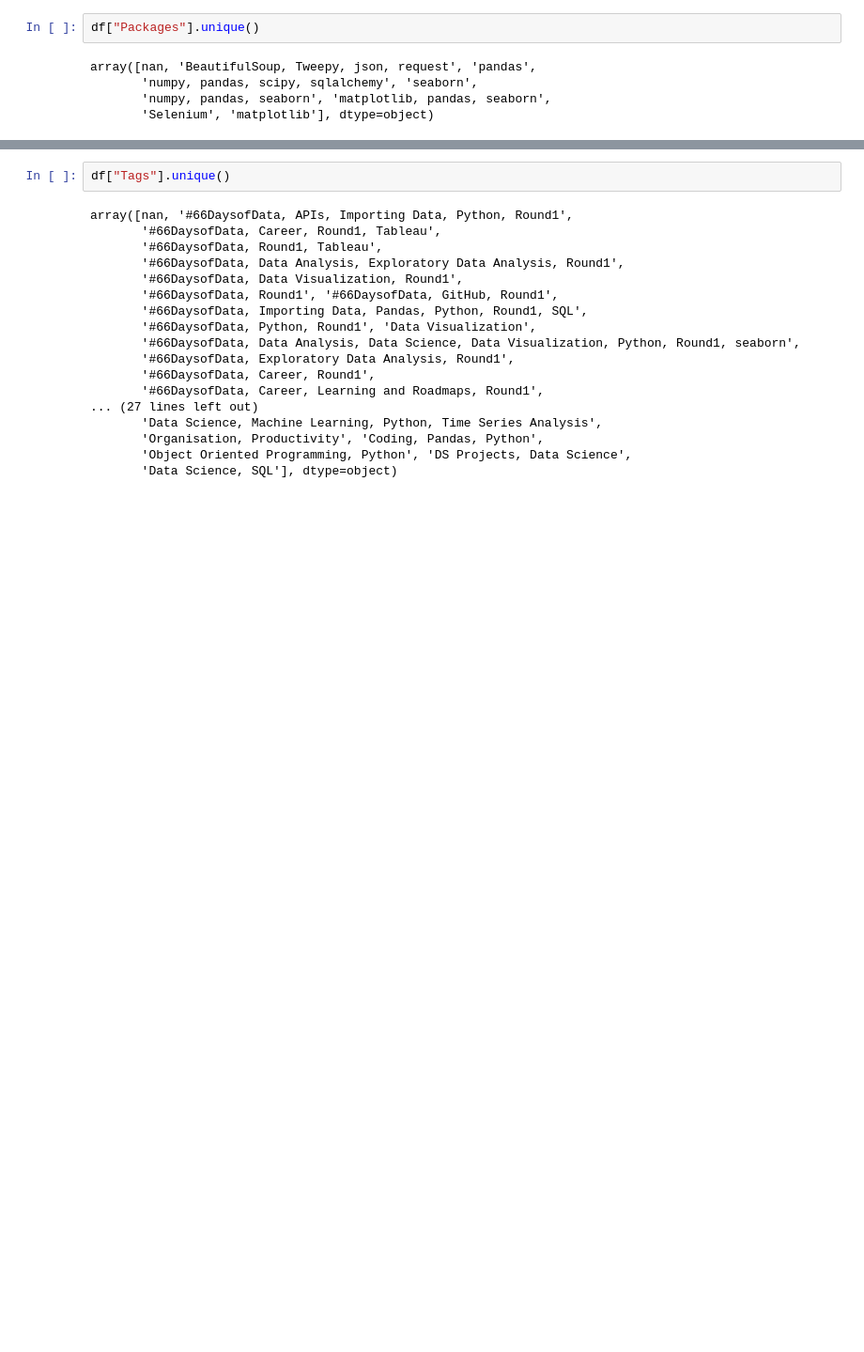
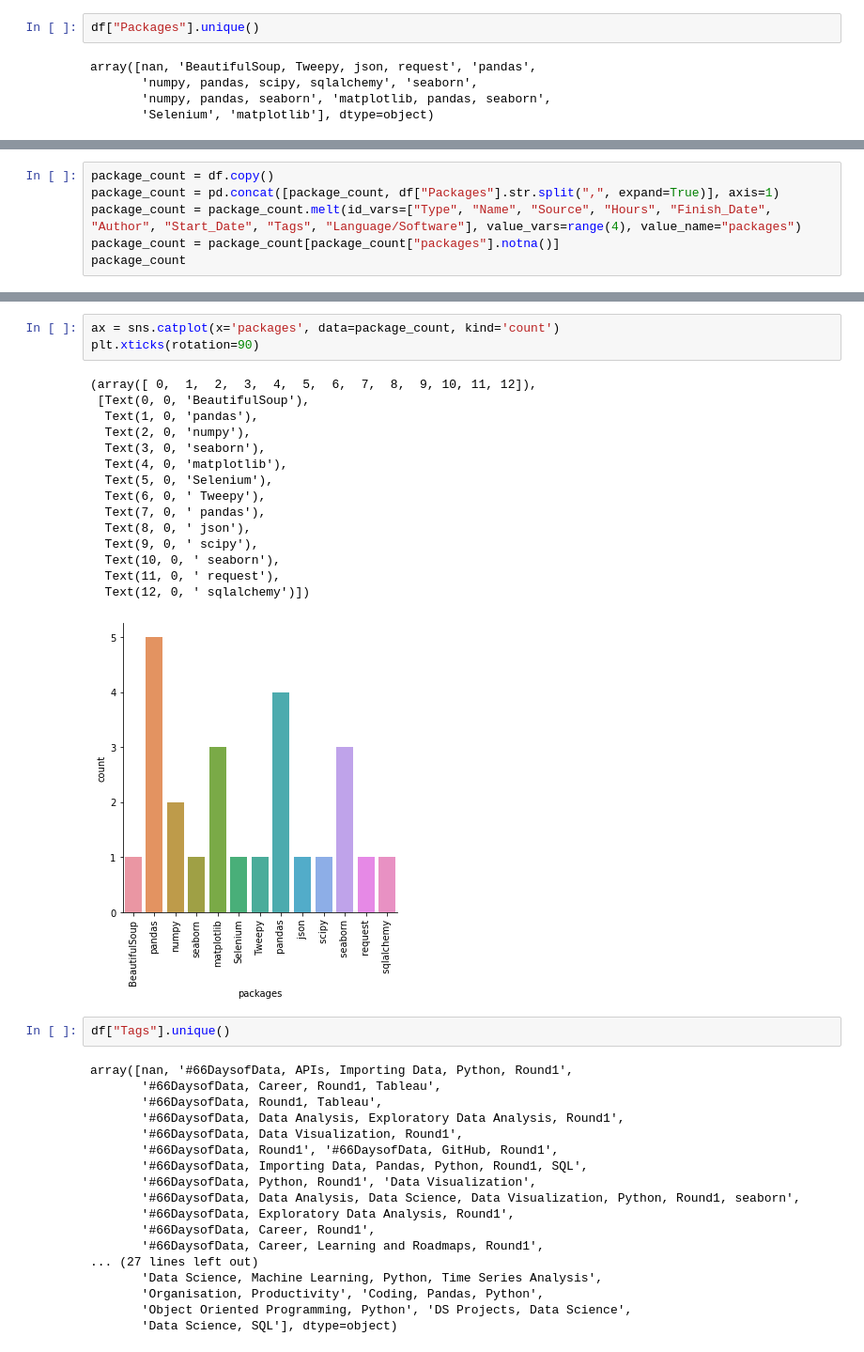
Before and after one commit to franco3x/Notion-66-Days-of-Data, a Jupyter notebook: Notion 66 Days of Data.ipynb, the cells around one changed output, grey strips where cells are left out. Shown at 94% size. Drawn from its saved outputs; the diff is of its cells as text; blank space fills up the shorter version.

Commit message:
split tags and packages

```diff
--- a/Notion 66 Days of Data.ipynb
+++ b/Notion 66 Days of Data.ipynb
@@ -343,0 +380,6 @@ array([nan, 'BeautifulSoup, Tweepy, json, request', 'pandas',
+# %%
+package_count = df.copy()
+package_count = pd.concat([package_count, df["Packages"].str.split(",", expand=True)], axis=1)
+package_count = package_count.melt(id_vars=["Type", "Name", "Source", "Hours", "Finish_Date", "Author", "Start_Date", "Tags", "Language/Software"], value_vars=range(4), value_name="packages")
+package_count = package_count[package_count["packages"].notna()]
+package_count
@@ -344,3 +404,22 @@ array([nan, 'BeautifulSoup, Tweepy, json, request', 'pandas',
+# %%
+ax = sns.catplot(x='packages', data=package_count, kind='count')
+plt.xticks(rotation=90)
+# %% [output]
+(array([ 0,  1,  2,  3,  4,  5,  6,  7,  8,  9, 10, 11, 12]),
+ [Text(0, 0, 'BeautifulSoup'),
+  Text(1, 0, 'pandas'),
+  Text(2, 0, 'numpy'),
+  Text(3, 0, 'seaborn'),
+  Text(4, 0, 'matplotlib'),
+  Text(5, 0, 'Selenium'),
+  Text(6, 0, ' Tweepy'),
+  Text(7, 0, ' pandas'),
+  Text(8, 0, ' json'),
+  Text(9, 0, ' scipy'),
+  Text(10, 0, ' seaborn'),
+  Text(11, 0, ' request'),
+  Text(12, 0, ' sqlalchemy')])
+[figure, added]
 # %%
 df["Tags"].unique()
 # %% [output]
```
Also changed, not shown: parts of 7 cells of this notebook.
